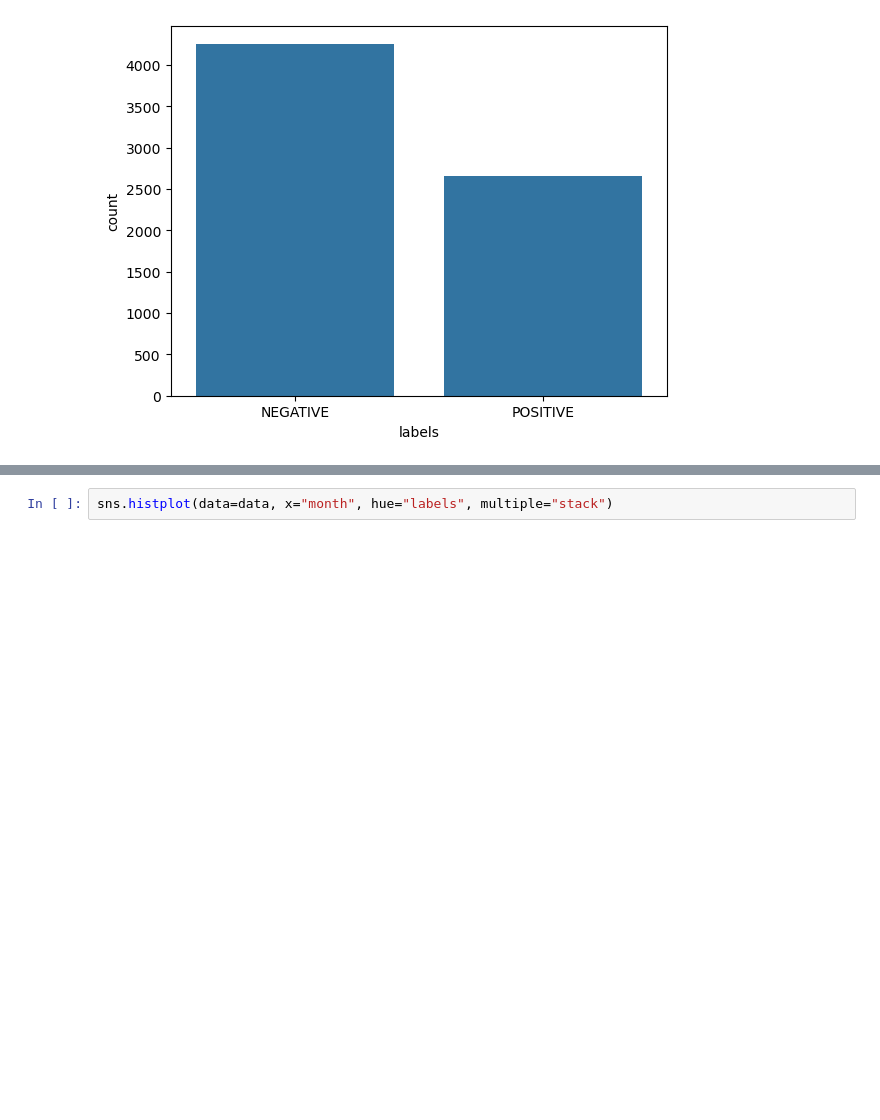
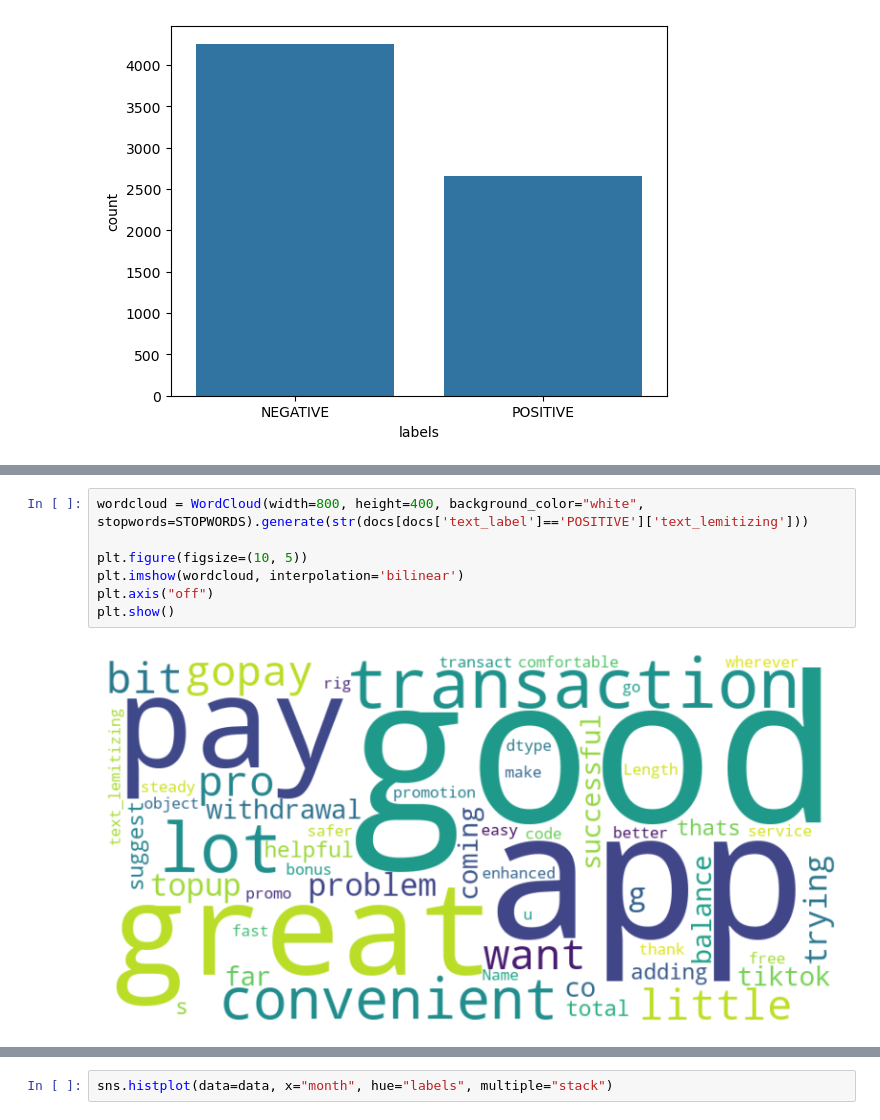
Before and after one commit to WayanArdike/gopay, a Jupyter notebook: study-case-gopay.ipynb, the cells around one changed output, grey strips where cells are left out. Saved outputs shown, nothing was run; the diff lists cells and outputs as text; blank space fills up the shorter version.

```diff
--- a/study-case-gopay.ipynb
+++ b/study-case-gopay.ipynb
@@ -363 +372,10 @@ sns.countplot(data=data, x='labels')
+# %%
+wordcloud = WordCloud(width=800, height=400, background_color="white", stopwords=STOPWORDS).generate(str(docs[docs['text_label']=='POSITIVE']['text_lemitizing']))
+
+plt.figure(figsize=(10, 5))
+plt.imshow(wordcloud, interpolation='bilinear')
+plt.axis("off")
+plt.show()
+# %% [output]
+[figure, added]
 # %%
```
Also changed, not shown: parts of 2 cells of this notebook.
